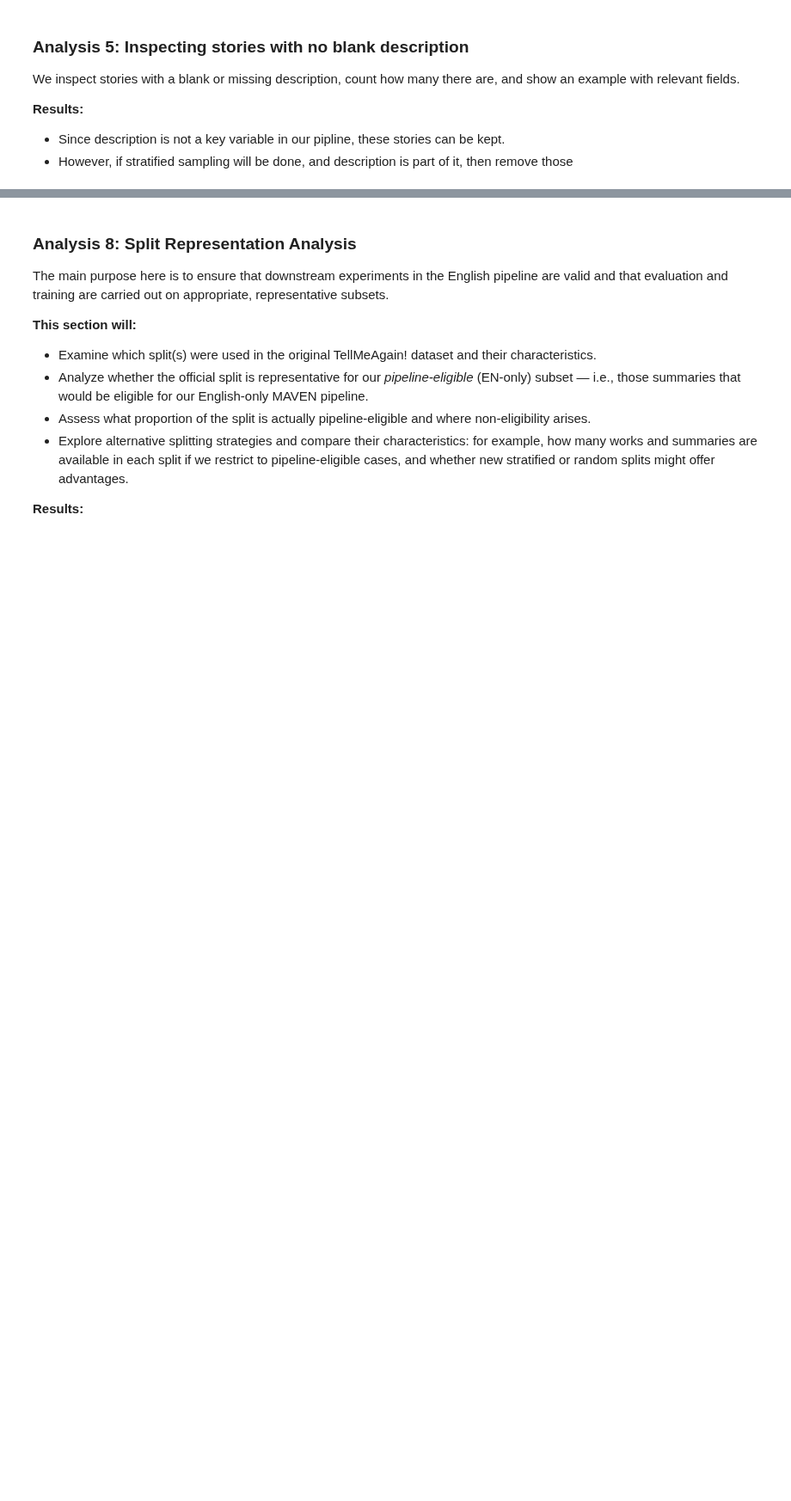
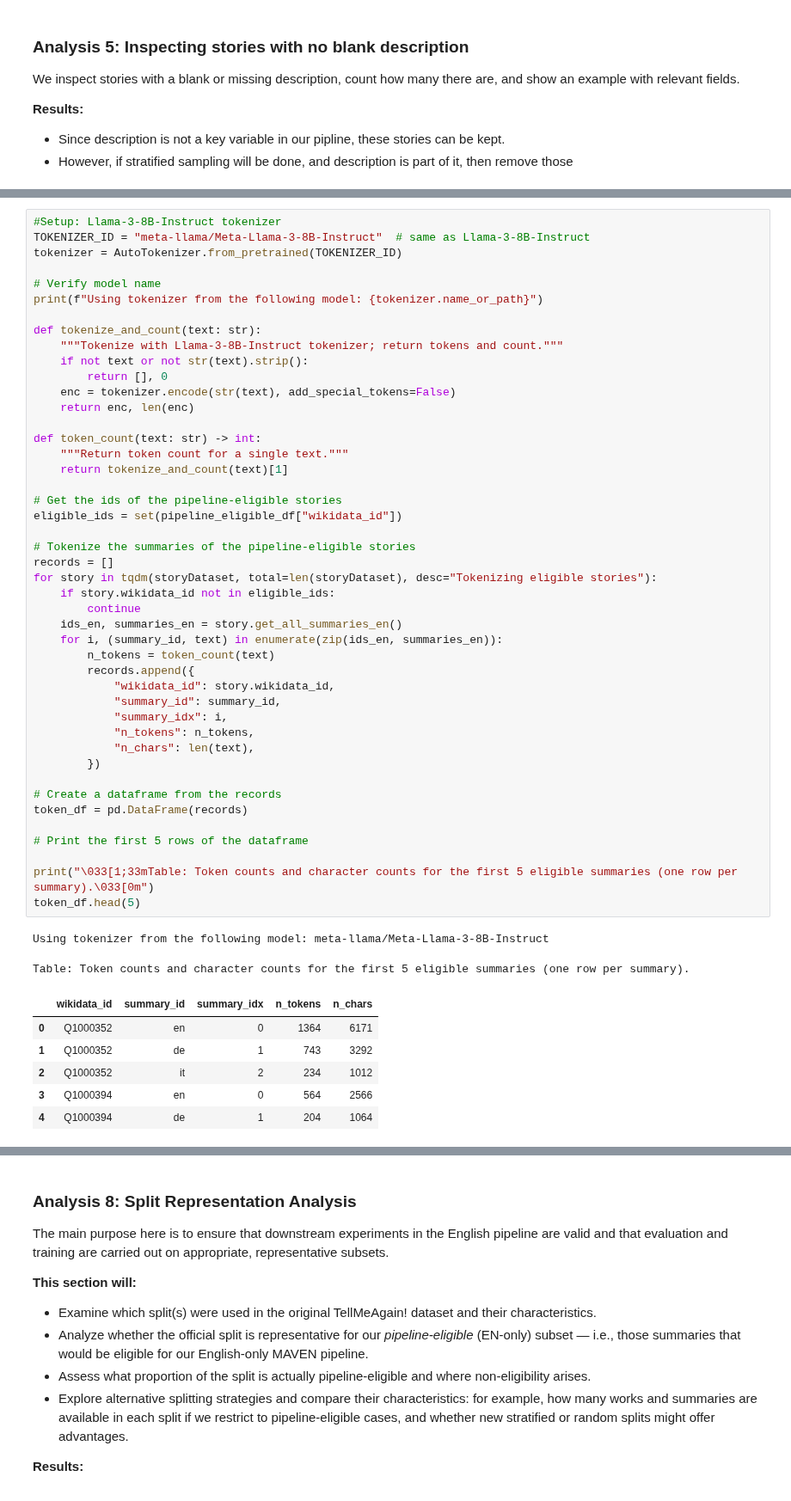
Before and after one commit to bgrsph/uva-thesis-computational-narrative-analysis, a Jupyter notebook: eda/eda.ipynb, the cells around one changed output, grey strips where cells are left out. Shown at 86% size. Cells and saved outputs as stored; diff of their text form; blank space fills up the shorter version.

Commit message:
Pipeline eligiblity and context window size analysis added.

```diff
--- a/eda/eda.ipynb
+++ b/eda/eda.ipynb
@@ -687 +853,55 @@ This analysis examines the average token size of eligible summaries in our datas
 - result 2
+# %%
+#Setup: Llama-3-8B-Instruct tokenizer
+TOKENIZER_ID = "meta-llama/Meta-Llama-3-8B-Instruct"  # same as Llama-3-8B-Instruct
+tokenizer = AutoTokenizer.from_pretrained(TOKENIZER_ID)
+
+# Verify model name
+print(f"Using tokenizer from the following model: {tokenizer.name_or_path}")
+
+def tokenize_and_count(text: str):
+    """Tokenize with Llama-3-8B-Instruct tokenizer; return tokens and count."""
+    if not text or not str(text).strip():
+        return [], 0
+    enc = tokenizer.encode(str(text), add_special_tokens=False)
+    return enc, len(enc)
+
+def token_count(text: str) -> int:
+    """Return token count for a single text."""
+    return tokenize_and_count(text)[1]
+
+# Get the ids of the pipeline-eligible stories
+eligible_ids = set(pipeline_eligible_df["wikidata_id"])
+
+# Tokenize the summaries of the pipeline-eligible stories
+records = []
+for story in tqdm(storyDataset, total=len(storyDataset), desc="Tokenizing eligible stories"):
+    if story.wikidata_id not in eligible_ids:
+        continue
+    ids_en, summaries_en = story.get_all_summaries_en()
+    for i, (summary_id, text) in enumerate(zip(ids_en, summaries_en)):
+        n_tokens = token_count(text)
+        records.append({
+            "wikidata_id": story.wikidata_id,
+            "summary_id": summary_id,
+            "summary_idx": i,
+            "n_tokens": n_tokens,
+            "n_chars": len(text),
+        })
+
+# Create a dataframe from the records
+token_df = pd.DataFrame(records)
+
+# Print the first 5 rows of the dataframe
+
+print("\033[1;33mTable: Token counts and character counts for the first 5 eligible summaries (one row per summary).\033[0m")
+token_df.head(5)
+# %% [output]
+Using tokenizer from the following model: meta-llama/Meta-Llama-3-8B-Instruct
+Table: Token counts and character counts for the first 5 eligible summaries (one row per summary).
+|  | wikidata_id | summary_id | summary_idx | n_tokens | n_chars |
+| 0 | Q1000352 | en | 0 | 1364 | 6171 |
+| 1 | Q1000352 | de | 1 | 743 | 3292 |
+| 2 | Q1000352 | it | 2 | 234 | 1012 |
+| 3 | Q1000394 | en | 0 | 564 | 2566 |
+| 4 | Q1000394 | de | 1 | 204 | 1064 |
```
Also changed, not shown: parts of 12 cells of this notebook.
